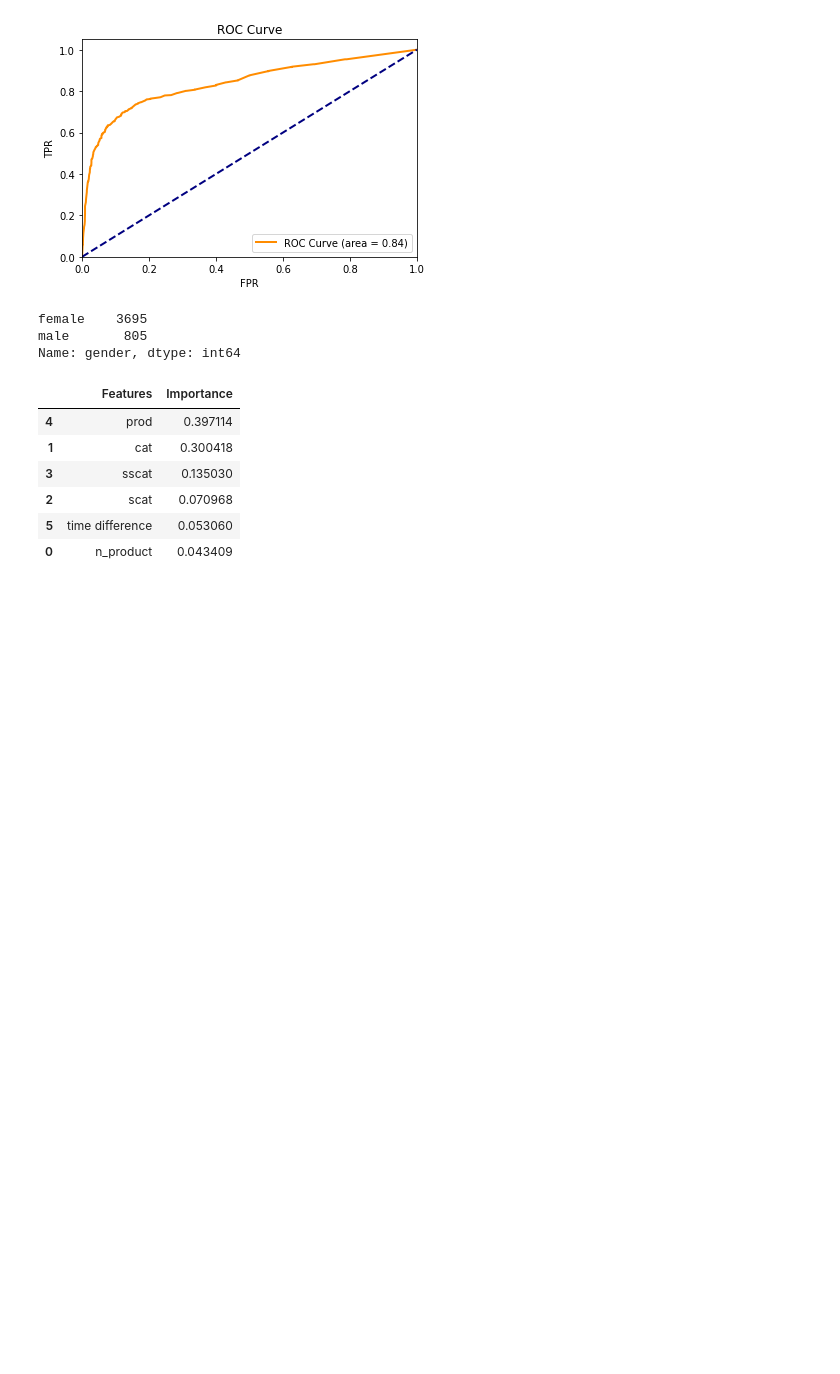
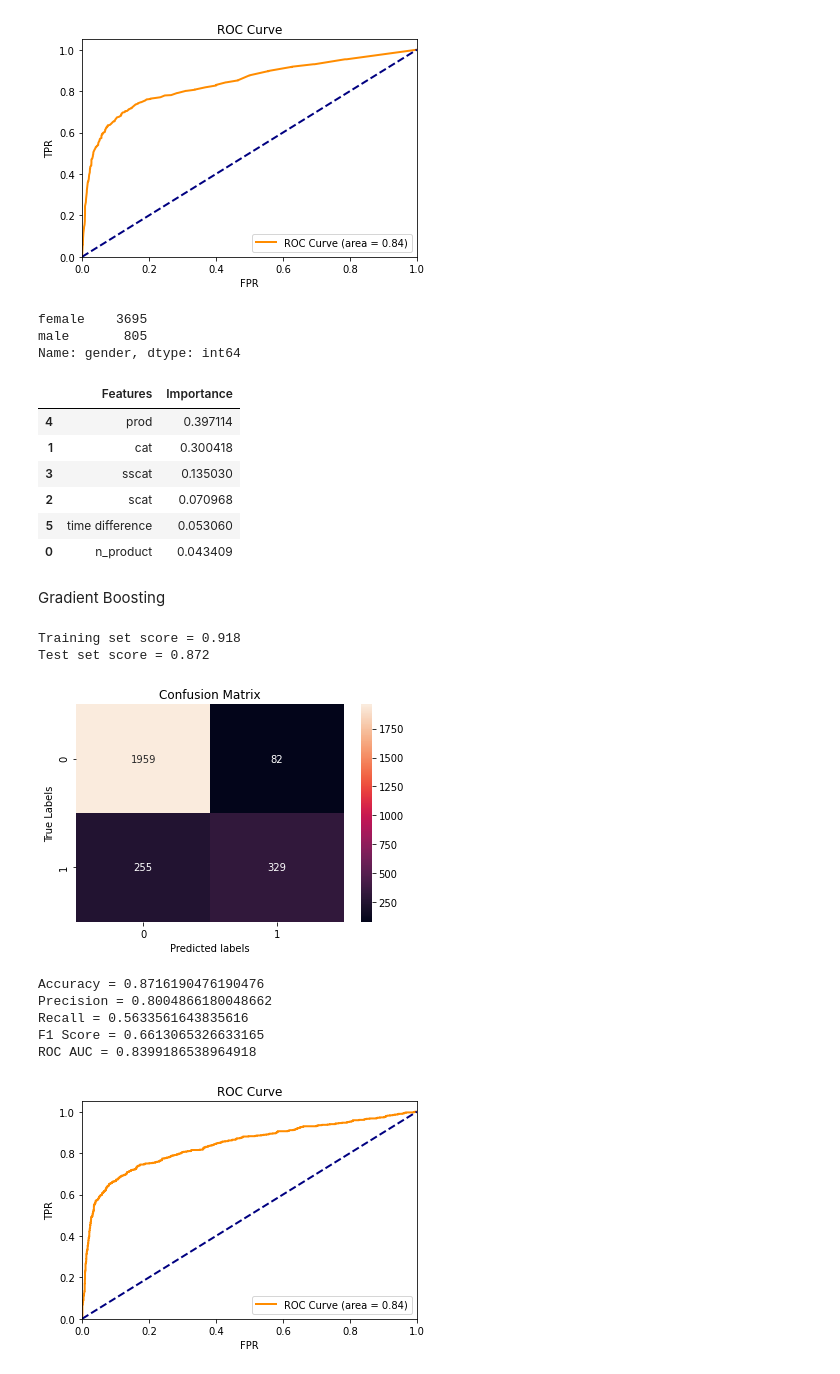
Before and after one commit to jeetch/AV-JanataHack-E-Commerce-Hackathon, a Jupyter notebook: AV-JanataHack-v0.1.ipynb, the cells around one changed output. Cells and saved outputs as stored; diff of their text form; code cells hidden in the pictures; blank space fills up the shorter version.

```diff
--- a/AV-JanataHack-v0.1.ipynb
+++ b/AV-JanataHack-v0.1.ipynb
@@ -307,3 +307,26 @@ pd.DataFrame({'Features':x.columns, 'Importance':rf.feature_importances_}).sort_
 | 2 | scat | 0.070968 |
 | 5 | time difference | 0.053060 |
 | 0 | n_product | 0.043409 |
+# %% [markdown]
+Gradient Boosting
+# %%
+from xgboost import XGBClassifier
+xgb = XGBClassifier(objective='binary:logistic')
+xgb.fit(xtrain,ytrain)
+print('Training set score = {:.3f}'.format(xgb.score(xtrain,ytrain)))
+print('Test set score = {:.3f}'.format(xgb.score(xtest,ytest)))
+# %% [output]
+Training set score = 0.918
+Test set score = 0.872
+# %%
+
+disp_confusion_matrix(xgb, xtest, ytest)
+disp_roc_curve(xgb, xtest, ytest)
+# %% [output]
+[figure, added]
+Accuracy = 0.8716190476190476
+Precision = 0.8004866180048662
+Recall = 0.5633561643835616
+F1 Score = 0.6613065326633165
+ROC AUC = 0.8399186538964918
+[figure, added]
```
Also changed, not shown: parts of 17 cells of this notebook.
